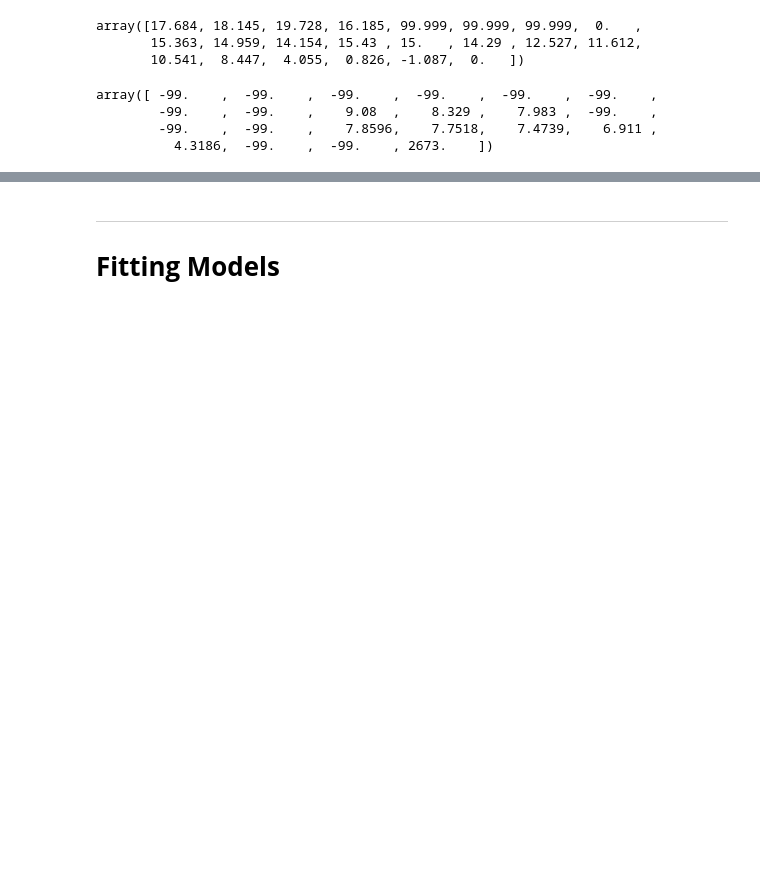
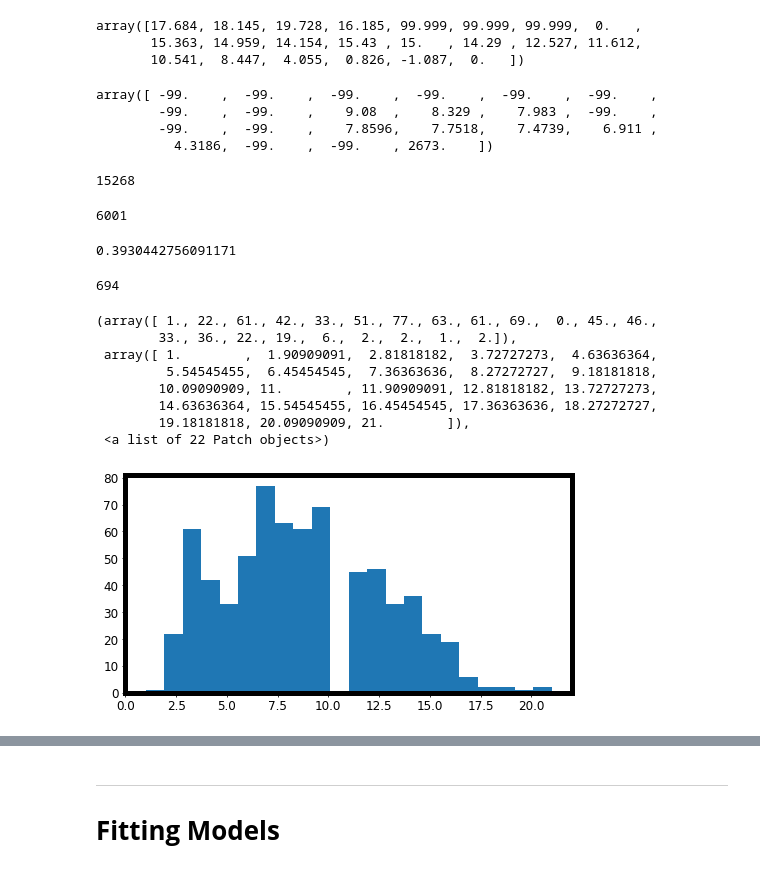
Before and after one commit to Mahdi-Abdollahii/Dusty-Stellar-Sources-Classification, a Jupyter notebook: Dusty_Stellar_Sources_Classification.ipynb, the cells around one changed output, grey strips where cells are left out. Saved outputs shown, nothing was run; the diff lists cells and outputs as text; code cells hidden in the pictures; blank space fills up the shorter version.

```diff
--- a/Dusty_Stellar_Sources_Classification.ipynb
+++ b/Dusty_Stellar_Sources_Classification.ipynb
@@ -289,3 +289,38 @@ array([ -99.    ,  -99.    ,  -99.    ,  -99.    ,  -99.    ,  -99.    ,
         -99.    ,  -99.    ,    9.08  ,    8.329 ,    7.983 ,  -99.    ,
         -99.    ,  -99.    ,    7.8596,    7.7518,    7.4739,    6.911 ,
           4.3186,  -99.    ,  -99.    , 2673.    ])
+# %%
+X.replace([np.inf, -np.inf, -99, 99.999], np.nan, inplace=True)
+# %%
+X.shape[0]*X.shape[1]
+# %% [output]
+15268
+# %%
+np.count_nonzero(np.isnan(X))
+# %% [output]
+6001
+# %%
+np.count_nonzero(np.isnan(X))/(X.shape[0]*X.shape[1])
+# %% [output]
+0.3930442756091171
+# %%
+np.array(X).shape[0]
+# %% [output]
+694
+# %%
+list_row_nan = []
+X_array = np.array(X)
+for i in range(0,X_array.shape[0]):
+  list_row_nan.append(np.count_nonzero(np.isnan(X_array[i])))
+# %%
+plt.hist(list_row_nan,22)
+# %% [output]
+(array([ 1., 22., 61., 42., 33., 51., 77., 63., 61., 69.,  0., 45., 46.,
+        33., 36., 22., 19.,  6.,  2.,  2.,  1.,  2.]),
+ array([ 1.        ,  1.90909091,  2.81818182,  3.72727273,  4.63636364,
+         5.54545455,  6.45454545,  7.36363636,  8.27272727,  9.18181818,
+        10.09090909, 11.        , 11.90909091, 12.81818182, 13.72727273,
+        14.63636364, 15.54545455, 16.45454545, 17.36363636, 18.27272727,
+        19.18181818, 20.09090909, 21.        ]),
+ <a list of 22 Patch objects>)
+[figure, added]
```
Also changed, not shown: parts of 3 cells of this notebook.
